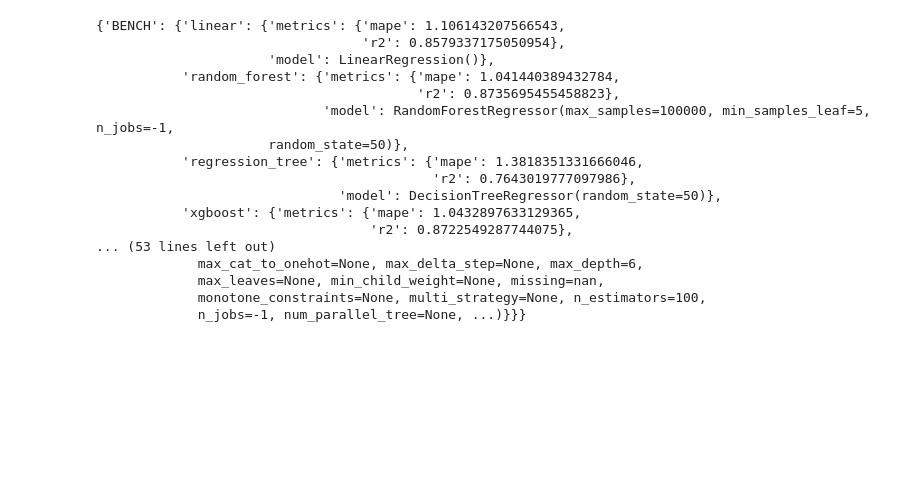
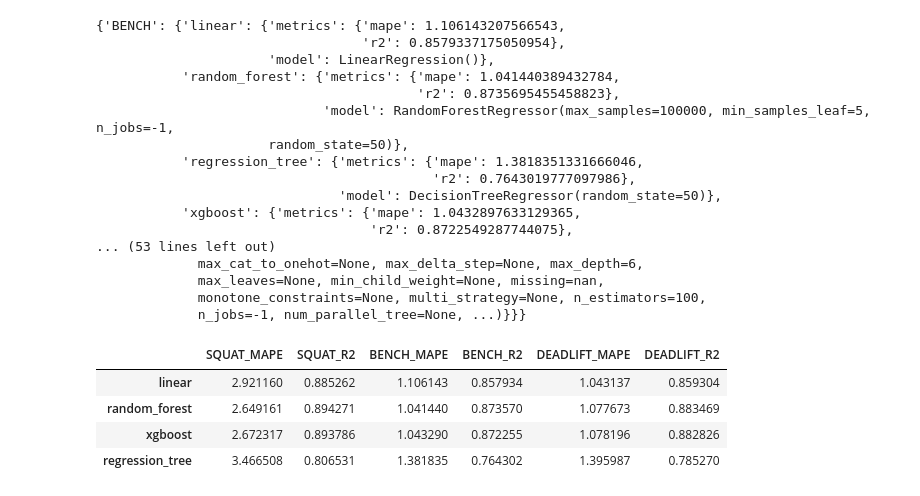
Before and after one commit to Tahsin-T-Ahmed/powerlift-predictor-ai, a Jupyter notebook: analysis.ipynb, the cells around one changed output. Cells and saved outputs as stored; diff of their text form; code cells hidden in the pictures; blank space fills up the shorter version.

Commit message:
MODEL EVALUATION: selected best model for each lift (as target). noted findings

```diff
--- a/analysis.ipynb
+++ b/analysis.ipynb
@@ -1066,3 +1066,27 @@ pprint(model_map)
              max_leaves=None, min_child_weight=None, missing=nan,
              monotone_constraints=None, multi_strategy=None, n_estimators=100,
              n_jobs=-1, num_parallel_tree=None, ...)}}}
+# %%
+# CREATING DATAFRAME OF ALL MODELS' METRICS
+
+metrics_df = pd.DataFrame()
+
+for target in model_map:
+    lift = model_map[target]
+
+    # print(target)
+
+    for algorithm in lift:
+        # print(algorithm)
+        metrics = lift[algorithm]["metrics"]
+        # print(metrics)
+        for metric in metrics:
+            metrics_df.loc[algorithm, f"{target}_{metric.upper()}"] = metrics[metric]
+
+metrics_df
+# %% [output]
+|  | SQUAT_MAPE | SQUAT_R2 | BENCH_MAPE | BENCH_R2 | DEADLIFT_MAPE | DEADLIFT_R2 |
+| linear | 2.921160 | 0.885262 | 1.106143 | 0.857934 | 1.043137 | 0.859304 |
+| random_forest | 2.649161 | 0.894271 | 1.041440 | 0.873570 | 1.077673 | 0.883469 |
+| xgboost | 2.672317 | 0.893786 | 1.043290 | 0.872255 | 1.078196 | 0.882826 |
+| regression_tree | 3.466508 | 0.806531 | 1.381835 | 0.764302 | 1.395987 | 0.785270 |
```
Also changed, not shown: parts of 5 cells of this notebook.
